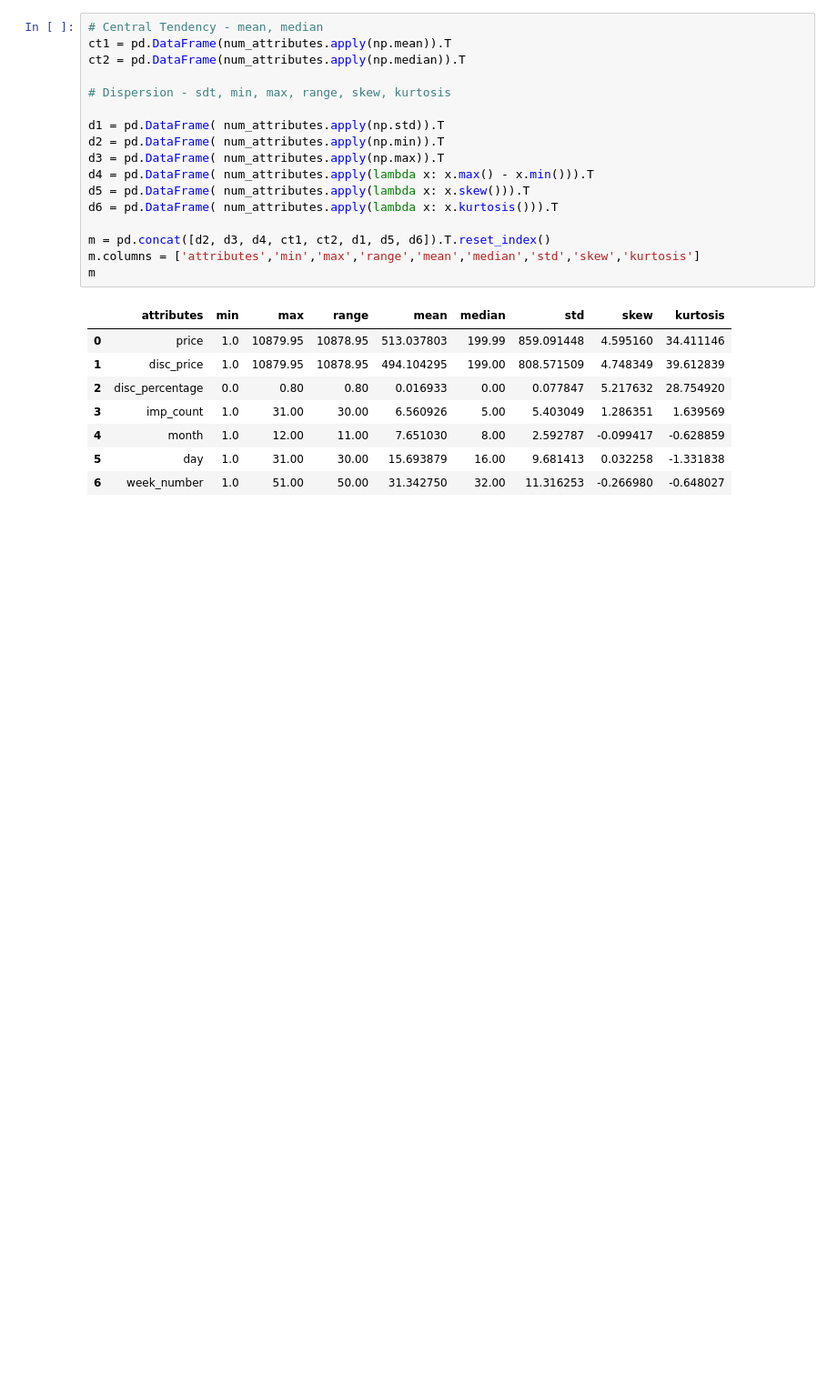
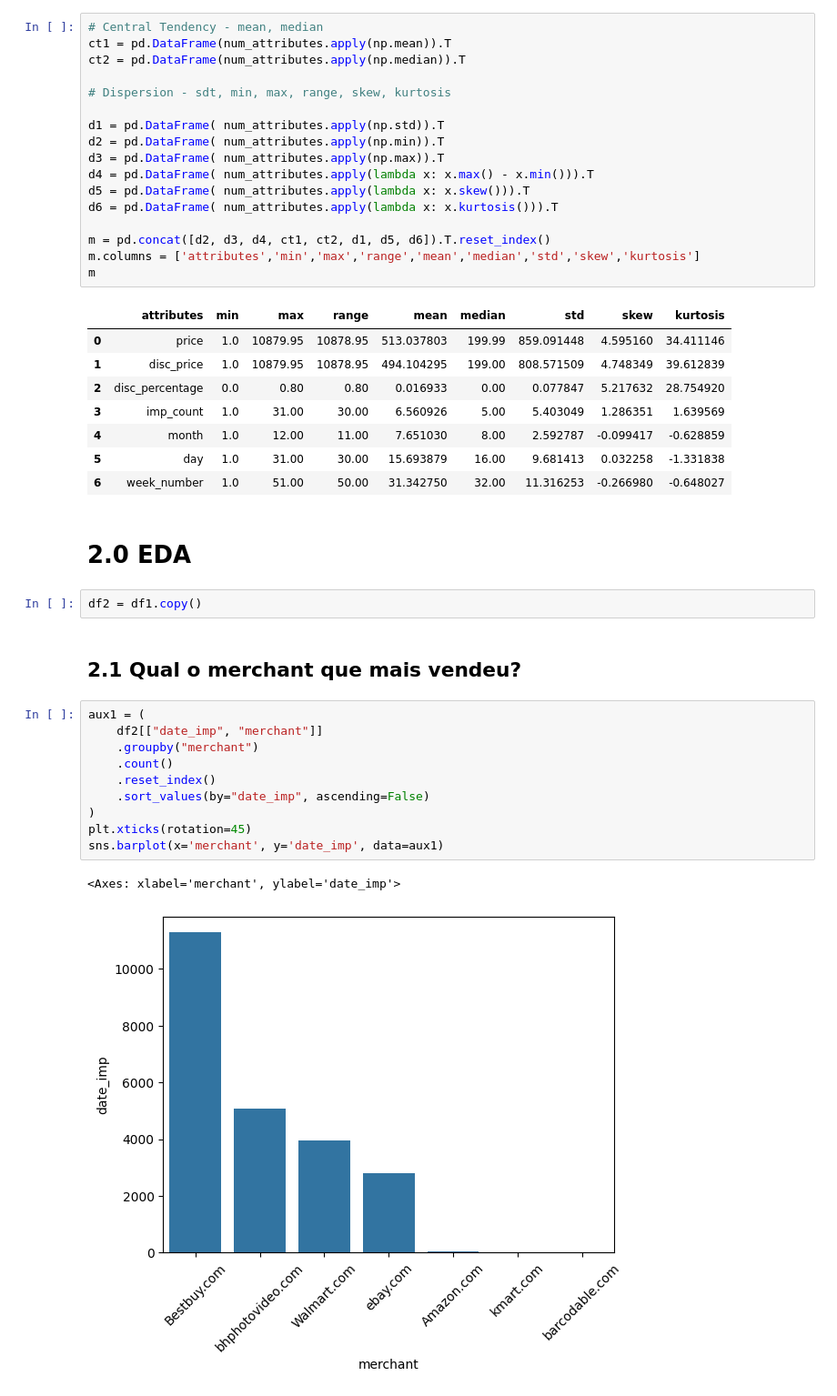
Before and after one commit to douglasaturnino/elasticidade-de-preco, a Jupyter notebook: notebook/elasticidade.ipynb, the cells around one changed output. Shown at 91% size. Saved outputs shown, nothing was run; the diff lists cells and outputs as text; blank space fills up the shorter version.

```diff
--- a/notebook/elasticidade.ipynb
+++ b/notebook/elasticidade.ipynb
@@ -129,3 +131,22 @@ m
 | 4 | month | 1.0 | 12.00 | 11.00 | 7.651030 | 8.00 | 2.592787 | -0.099417 | -0.628859 |
 | 5 | day | 1.0 | 31.00 | 30.00 | 15.693879 | 16.00 | 9.681413 | 0.032258 | -1.331838 |
 | 6 | week_number | 1.0 | 51.00 | 50.00 | 31.342750 | 32.00 | 11.316253 | -0.266980 | -0.648027 |
+# %% [markdown]
+# 2.0 EDA
+# %%
+df2 = df1.copy()
+# %% [markdown]
+## 2.1 Qual o merchant que mais vendeu?
+# %%
+aux1 = (
+    df2[["date_imp", "merchant"]]
+    .groupby("merchant")
+    .count()
+    .reset_index()
+    .sort_values(by="date_imp", ascending=False)
+)
+plt.xticks(rotation=45)
+sns.barplot(x='merchant', y='date_imp', data=aux1)
+# %% [output]
+<Axes: xlabel='merchant', ylabel='date_imp'>
+[figure, added]
```
Also changed, not shown: parts of 27 cells of this notebook, 1 other file.
